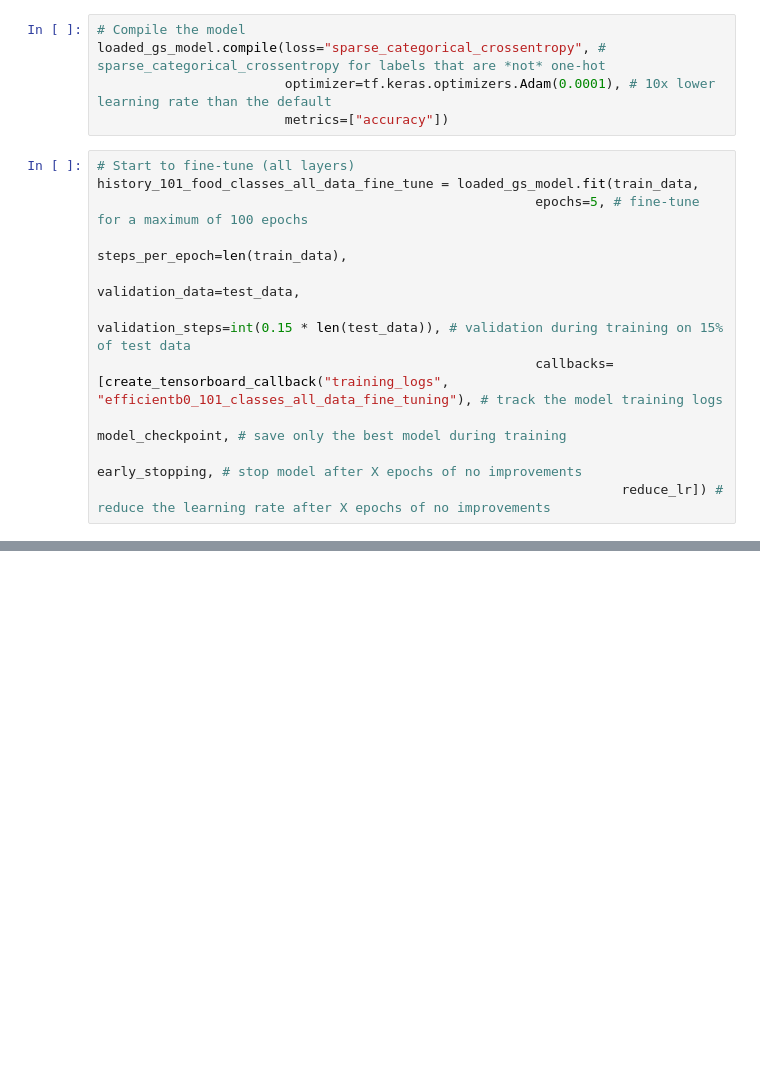
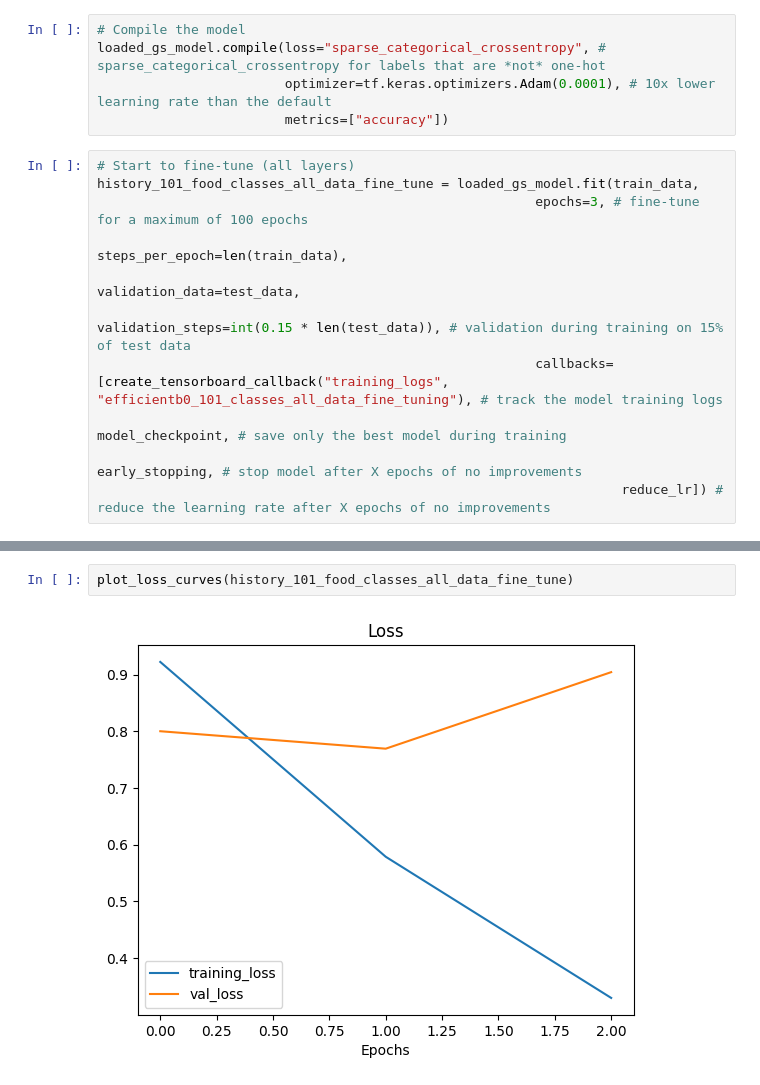
Before and after one commit to SamuelT57/Food101_Classification, a Jupyter notebook: Food_classification.ipynb, the cells around one changed output, grey strips where cells are left out. Saved outputs shown, nothing was run; the diff lists cells and outputs as text; blank space fills up the shorter version.

```diff
--- a/Food_classification.ipynb
+++ b/Food_classification.ipynb
@@ -501,7 +508,7 @@ loaded_gs_model.compile(loss="sparse_categorical_crossentropy", # sparse_categor
 # %%
 # Start to fine-tune (all layers)
 history_101_food_classes_all_data_fine_tune = loaded_gs_model.fit(train_data,
-                                                        epochs=5, # fine-tune for a maximum of 100 epochs
+                                                        epochs=3, # fine-tune for a maximum of 100 epochs
                                                         steps_per_epoch=len(train_data),
                                                         validation_data=test_data,
                                                         validation_steps=int(0.15 * len(test_data)), # validation during training on 15% of test data
@@ -514,0 +527,4 @@ Epoch 1/100
+# %%
+plot_loss_curves(history_101_food_classes_all_data_fine_tune)
+# %% [output]
+[figure, added]
```
Also changed, not shown: parts of 38 cells of this notebook.
